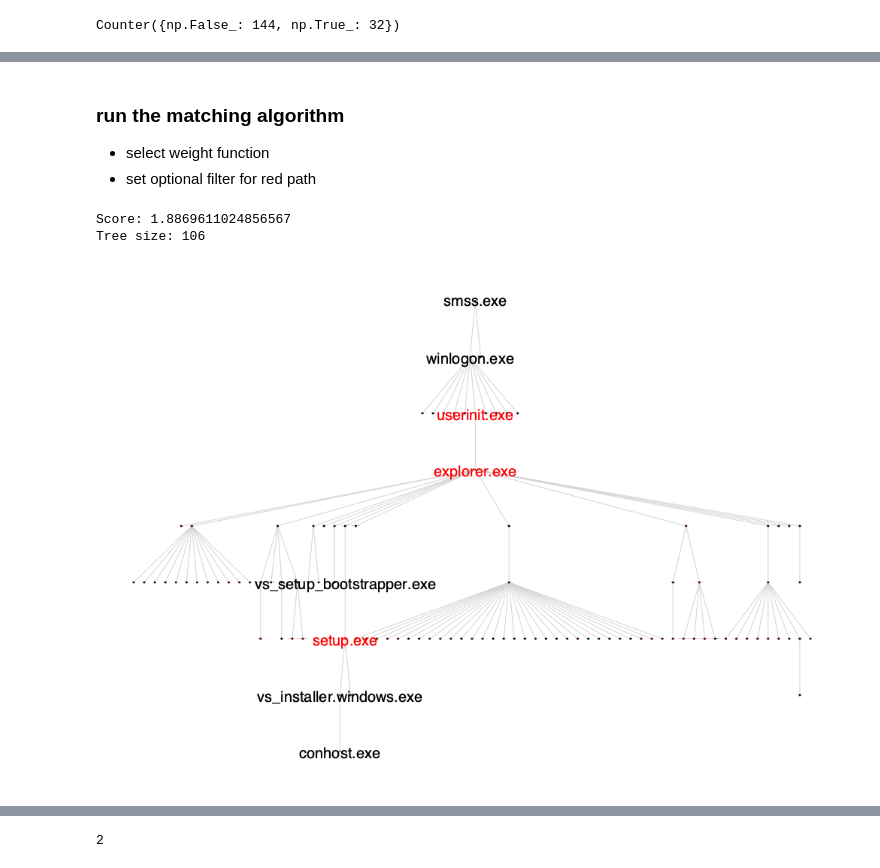
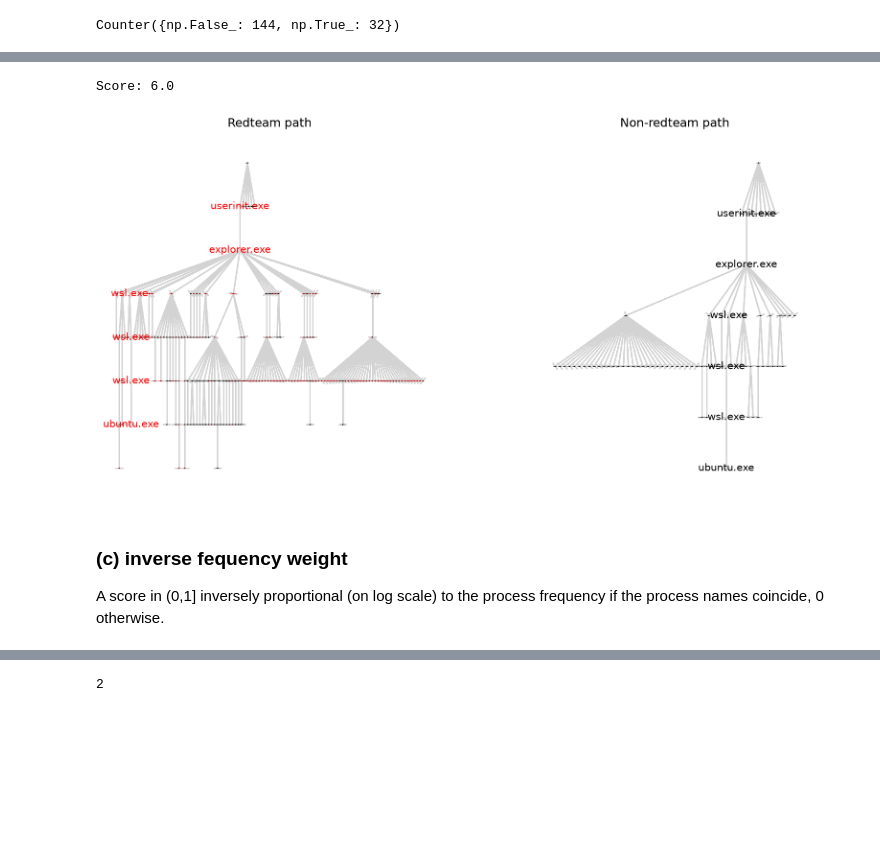
Before and after one commit to ftheberge/Matching_Experiments, a Jupyter notebook: ACME4/process_trees_scoring.ipynb, the cells around one changed output, grey strips where cells are left out. Drawn from its saved outputs; the diff is of its cells as text; code cells hidden in the pictures; blank space fills up the shorter version.

```diff
--- a/ACME4/process_trees_scoring.ipynb
+++ b/ACME4/process_trees_scoring.ipynb
@@ -175,6 +179,24 @@ Counter({np.False_: 144, np.True_: 32})
+# %%
+## redblack
+def _rb(a, b, _process, _label):
+    return int(_process[a]==_process[b])*(_label[a]!=_label[b])
+weight = partial(_rb, _process=dct_processname, _label=dct_label)
+
+best_pair = run_redblack_match(TreeData, TreeData_label, weight, dct_label, min_red_nodes=1)
+# %%
+## plot best result
+sg_red = acme_get_bfs_subtree(Trees, _trees[best_pair[0]], _roots[best_pair[0]])
+sg_black = acme_get_bfs_subtree(Trees, _trees[best_pair[1]], _roots[best_pair[1]])
+_sg_red = igio.igraph_to_treedata(sg_red, phi_name='uid')
+_sg_black = igio.igraph_to_treedata(sg_black, phi_name='uid')
+match = nwt.align_trees_algorithm1(_sg_red, _sg_black, w=weight)
+plot_path((sg_red,sg_black), match.path_internal, margin=(0,.14))
+print('Score:',match.score)
+# %% [output]
+Score: 6.0
+[figure, added]
 # %% [markdown]
-### run the matching algorithm
+### (c) inverse fequency weight
 
-* select weight function
-* set optional filter for red path
+A score in (0,1] inversely proportional (on log scale) to the process frequency if the process names coincide, 0 otherwise.
 # %%
@@ -194,16 +210,0 @@ for red in np.where(_label==True)[0]:
-# %%
-## plot best result
-sg_red = acme_get_bfs_subtree(Trees, _trees[best_pair[0]], _roots[best_pair[0]])
-sg_black = acme_get_bfs_subtree(Trees, _trees[best_pair[1]], _roots[best_pair[1]])
-_sg_red = igio.igraph_to_treedata(sg_red, phi_name='uid')
-_sg_black = igio.igraph_to_treedata(sg_black, phi_name='uid')
-
-## red tree
-match = nwt.align_trees_algorithm1(_sg_red, _sg_black, w=weight)
-print('Score:', match.score)
-print('Tree size:', sg_red.vcount())
-plot_path(sg_red, [x[0] for x in match.path_internal], dct_processname)
-# %% [output]
-Score: 1.8869611024856567
-Tree size: 106
-[figure, removed]
```
Also changed, not shown: parts of 27 cells of this notebook, 1 other file.
